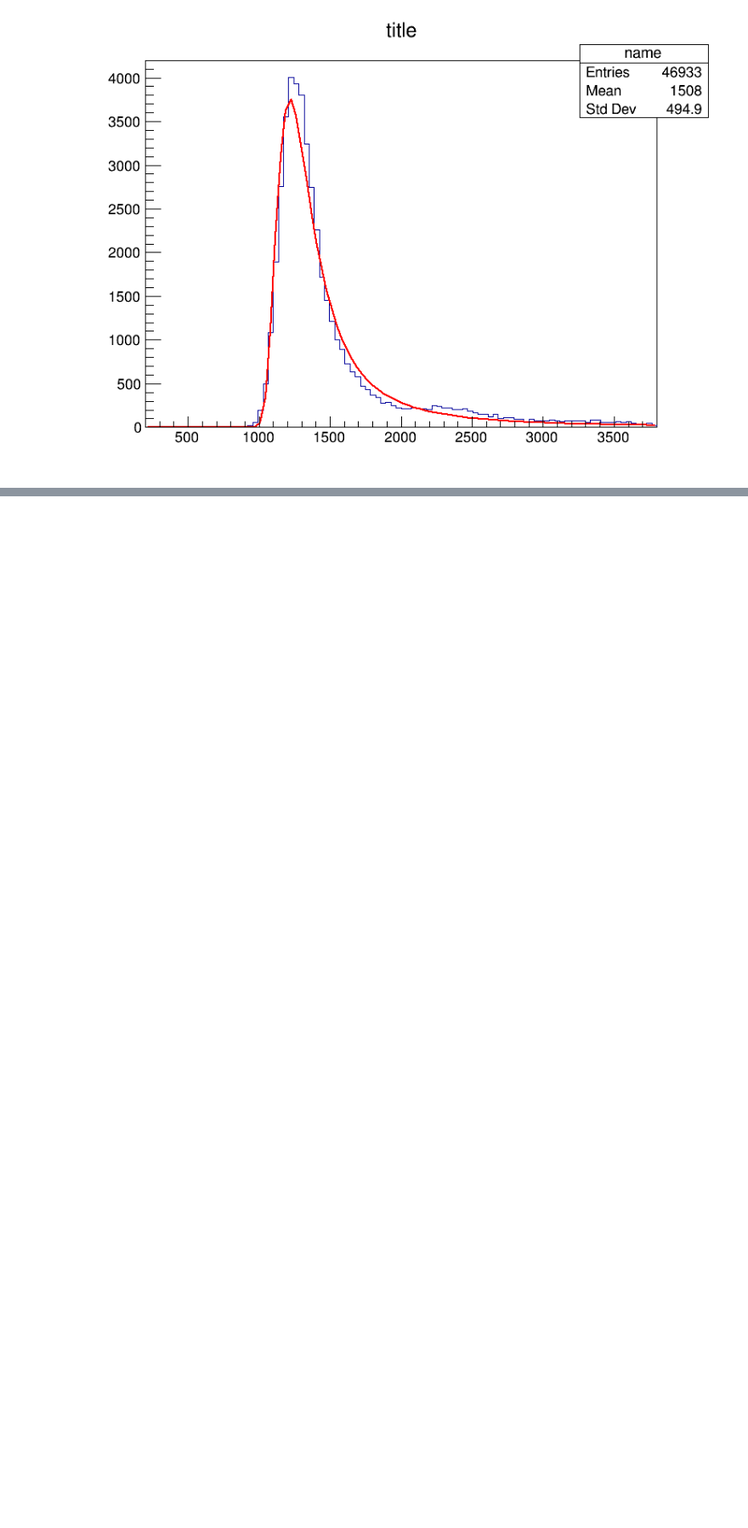
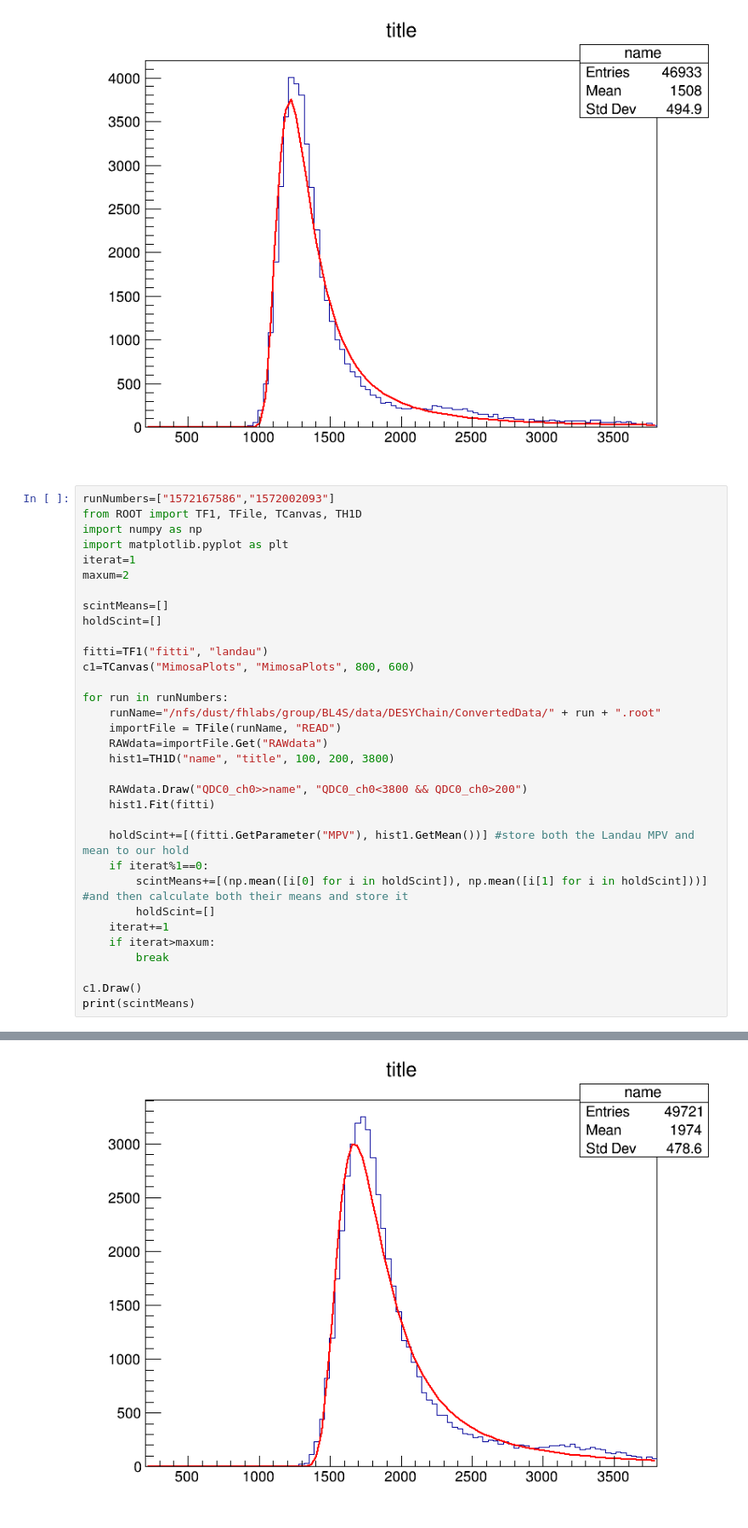
Before and after one commit to augustrainstorm/DESYChain, a Jupyter notebook: Calibration/Scintillator Voltage.ipynb, the cells around one changed output, grey strips where cells are left out. Shown at 85% size. Cells and saved outputs as stored; diff of their text form; blank space fills up the shorter version.

```diff
--- a/Calibration/Scintillator Voltage.ipynb
+++ b/Calibration/Scintillator Voltage.ipynb
@@ -132,3 +132,37 @@ print(scintMeans)
    2  MPV          1.23722e+03   7.92070e-01  -3.20101e-04   7.38730e-06
    3  Sigma        8.12986e+01   5.02473e-01  -6.81018e-07  -1.29022e-02
 [figure]
+# %%
+runNumbers=["1572167586","1572002093"]
+from ROOT import TF1, TFile, TCanvas, TH1D
+import numpy as np
+import matplotlib.pyplot as plt
+iterat=1
+maxum=2
+
+scintMeans=[]
+holdScint=[]
+
+fitti=TF1("fitti", "landau")
+c1=TCanvas("MimosaPlots", "MimosaPlots", 800, 600)
+
+for run in runNumbers:
+    runName="/nfs/dust/fhlabs/group/BL4S/data/DESYChain/ConvertedData/" + run + ".root"
+    importFile = TFile(runName, "READ")
+    RAWdata=importFile.Get("RAWdata")
+    hist1=TH1D("name", "title", 100, 200, 3800)
+
+    RAWdata.Draw("QDC0_ch0>>name", "QDC0_ch0<3800 && QDC0_ch0>200")
+    hist1.Fit(fitti)
+
+    holdScint+=[(fitti.GetParameter("MPV"), hist1.GetMean())] #store both the Landau MPV and mean to our hold
+    if iterat%1==0:
+        scintMeans+=[(np.mean([i[0] for i in holdScint]), np.mean([i[1] for i in holdScint]))] #and then calculate both their means and store it
+        holdScint=[]
+    iterat+=1
+    if iterat>maxum:
+        break
+
+c1.Draw()
+print(scintMeans)
+# %% [output]
@@ -134,0 +184 @@ print(scintMeans)
+[figure, added]
```
Also changed, not shown: parts of 1 cell of this notebook, 3 other files.
